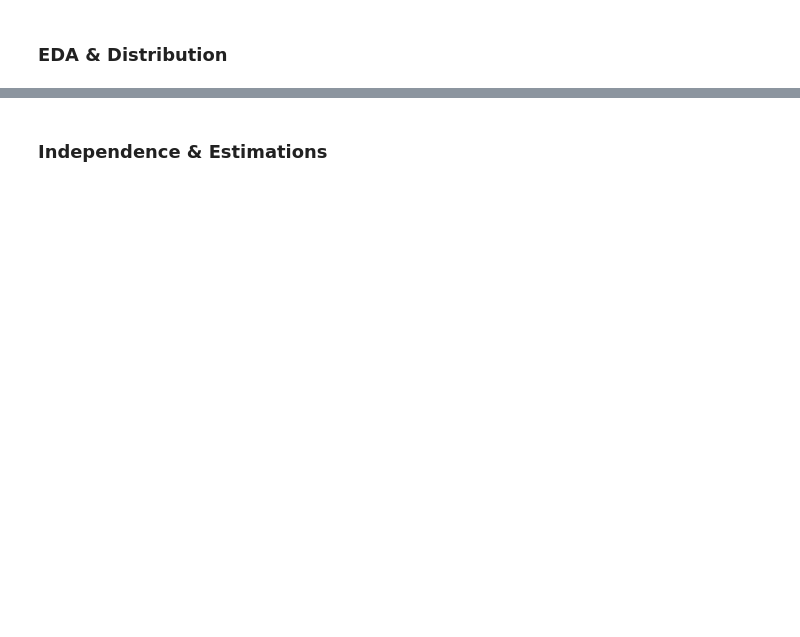
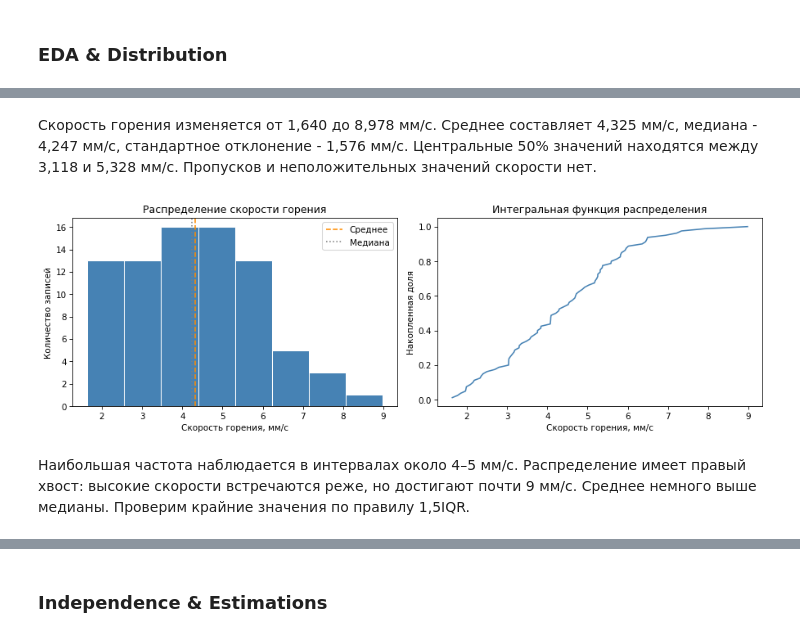
Before and after one commit to ekairaliev/AppStat-Lab01, a Jupyter notebook: AppStat_Lab01.ipynb, the cells around one changed output, grey strips where cells are left out. Drawn from its saved outputs; the diff is of its cells as text; code cells hidden in the pictures; blank space fills up the shorter version.

```diff
--- a/AppStat_Lab01.ipynb
+++ b/AppStat_Lab01.ipynb
@@ -3044,0 +3264,12 @@ display(
+# %%
+v_ti_cu = burning_ti_cu["burning_rate_mm_s"].dropna()
+
+display(
+    v_ti_cu.describe()
+    .rename("Скорость горения, мм/с")
+    .to_frame()
+    .round(3)
+)
+
+print("Пропусков скорости:", burning_ti_cu["burning_rate_mm_s"].isna().sum())
+print("Неположительных значений:", (v_ti_cu <= 0).sum())
@@ -3044,0 +3288,58 @@ display(
+# %% [markdown]
+Скорость горения изменяется от 1,640 до 8,978 мм/с.
+Среднее составляет 4,325 мм/с, медиана - 4,247 мм/с,
+стандартное отклонение - 1,576 мм/с. Центральные 50% значений
+находятся между 3,118 и 5,328 мм/с.
+Пропусков и неположительных значений скорости нет.
+# %%
+from empiricaldist import Cdf
+
+v_cdf = Cdf.from_seq(v_ti_cu)
+
+fig, axes = plt.subplots(1, 2, figsize=(12, 4))
+
+axes[0].hist(
+    v_ti_cu,
+    bins="fd",
+    color="steelblue",
+    edgecolor="white"
+)
+
+axes[0].axvline(
+    v_ti_cu.mean(),
+    color="darkorange",
+    linestyle="--",
+    label="Среднее"
+)
+
+axes[0].axvline(
+    v_ti_cu.median(),
+    color="gray",
+    linestyle=":",
+    label="Медиана"
+)
+
+axes[0].set(
+    title="Распределение скорости горения",
+    xlabel="Скорость горения, мм/с",
+    ylabel="Количество записей"
+)
+axes[0].legend()
+
+v_cdf.plot(ax=axes[1], color="steelblue")
+
+axes[1].set(
+    title="Интегральная функция распределения",
+    xlabel="Скорость горения, мм/с",
+    ylabel="Накопленная доля"
+)
+
+plt.tight_layout()
+plt.show()
+# %% [output]
+[figure, added]
+# %% [markdown]
+Наибольшая частота наблюдается в интервалах около 4–5 мм/с.
+Распределение имеет правый хвост: высокие скорости встречаются
+реже, но достигают почти 9 мм/с. Среднее немного выше медианы.
+Проверим крайние значения по правилу 1,5IQR.
```
Also changed, not shown: parts of 38 cells of this notebook.
